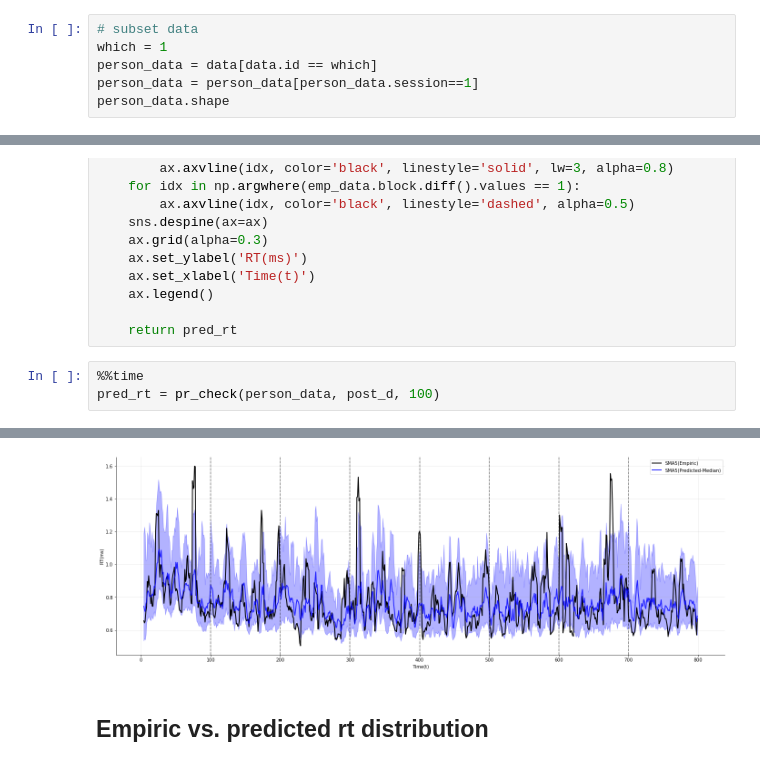
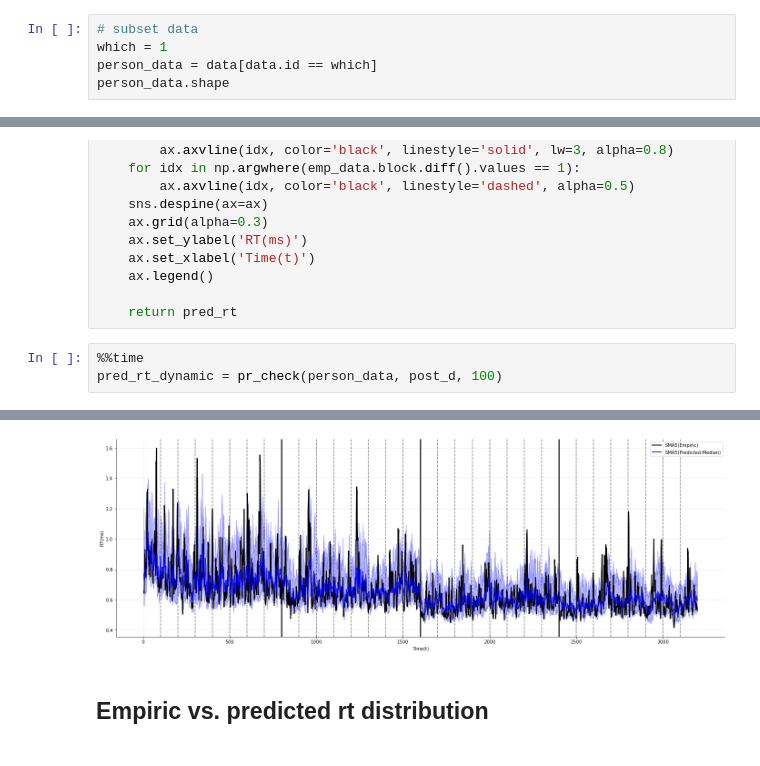
Before and after one commit to LuSchumacher/dynamic_models, a Jupyter notebook: src/model_comp/trial-by-trial-var_model_comp.ipynb, the cells around one changed output, grey strips where cells are left out. Cells and saved outputs as stored; diff of their text form.

```diff
--- a/src/model_comp/trial-by-trial-var_model_comp.ipynb
+++ b/src/model_comp/trial-by-trial-var_model_comp.ipynb
@@ -154,6 +196,5 @@ data = pd.read_csv('../../data/data_lexical_decision.csv', sep=',', header=0)
 # subset data
 which = 1
 person_data = data[data.id == which]
-person_data = person_data[person_data.session==1]
 person_data.shape
 # %% [output]
@@ -272,5 +321,5 @@ def pr_check(emp_data, post_d, n_sim, sma_period=5):
     return pred_rt
 # %%
 %%time
-pred_rt = pr_check(person_data, post_d, 100)
+pred_rt_dynamic = pr_check(person_data, post_d, 100)
 # %% [output]
@@ -279,4 +328,4 @@ Wall time: 5.41 s
-[figure, old version]
+[figure, new version]
 # %% [markdown]
 ## Empiric vs. predicted rt distribution
 # %%
```
Also changed, not shown: parts of 25 cells of this notebook, 2 other files.
